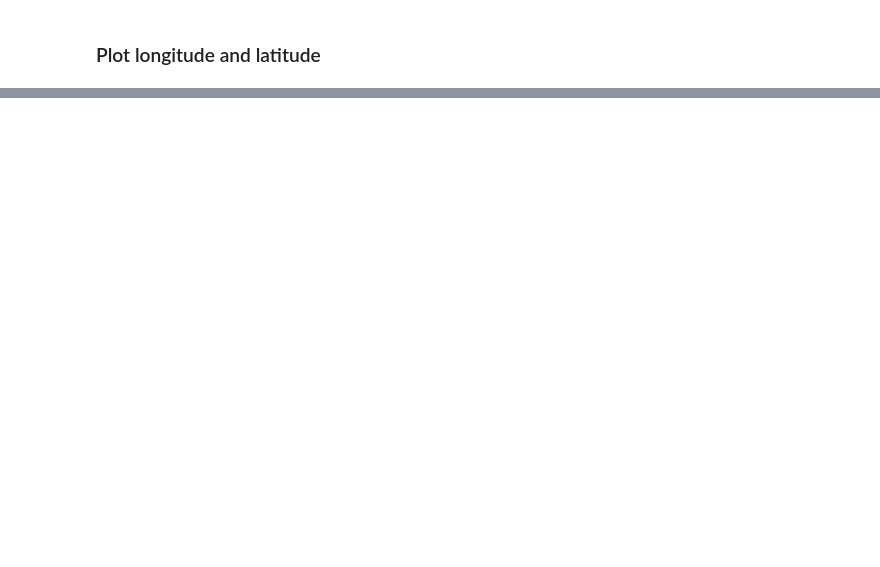
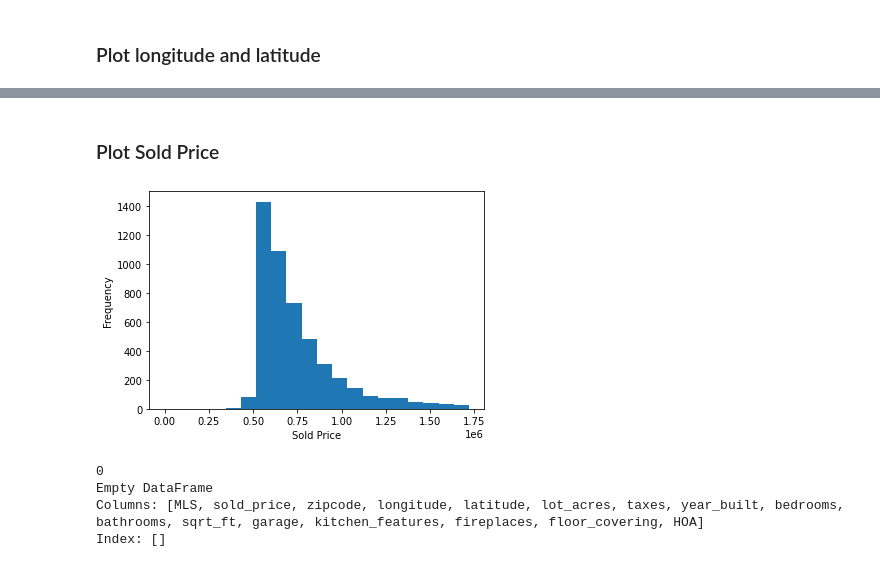
Before and after one commit to DevcoreGJ/ExploratoryDataAnalysis, a Jupyter notebook: Data_cleaning_and_EDA.ipynb, the cells around one changed output, grey strips where cells are left out. Saved outputs shown, nothing was run; the diff lists cells and outputs as text; code cells hidden in the pictures; blank space fills up the shorter version.

```diff
--- a/Data_cleaning_and_EDA.ipynb
+++ b/Data_cleaning_and_EDA.ipynb
@@ -66,0 +205,18 @@ plt.show()
+# %% [markdown]
+### Plot Sold Price
+# %%
+# Create a histogram of the sold_price column
+plt.hist(data_clean['sold_price'], bins=20)
+plt.xlabel('Sold Price')
+plt.ylabel('Frequency')
+plt.show()
+# %% [output]
+[figure, added]
+# %%
+print(data_clean['zipcode'].isnull().sum())
+print(data_clean[data_clean['zipcode'].isnull()])
+# %% [output]
+0
+Empty DataFrame
+Columns: [MLS, sold_price, zipcode, longitude, latitude, lot_acres, taxes, year_built, bedrooms, bathrooms, sqrt_ft, garage, kitchen_features, fireplaces, floor_covering, HOA]
+Index: []
```
Also changed, not shown: parts of 19 cells of this notebook.
